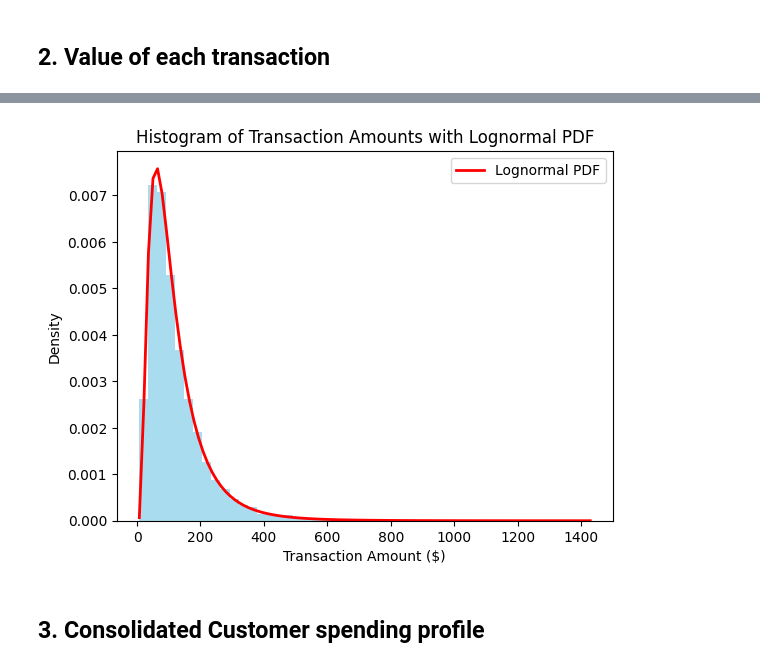
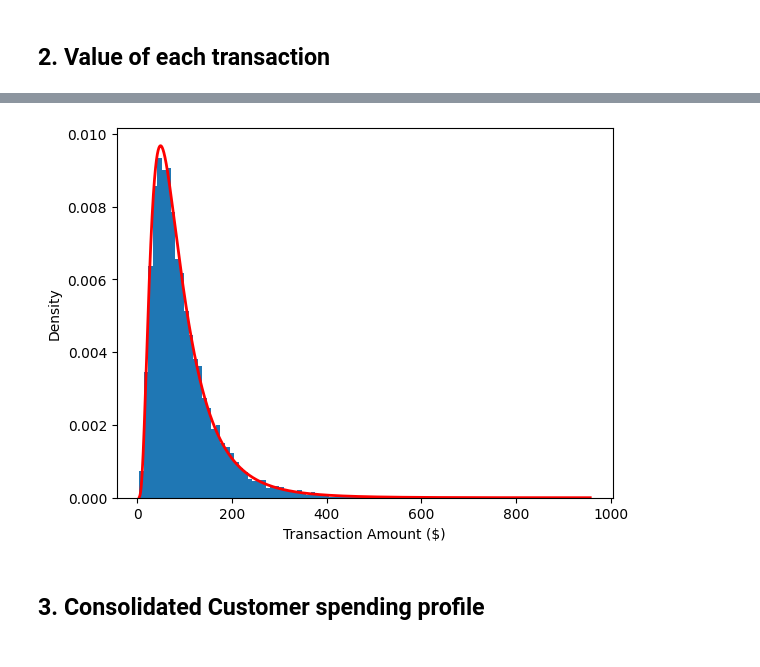
Before and after one commit to joshuavaple/credit-card-fraud-detection, a Jupyter notebook: notebooks/business_knowledge.ipynb, the cells around one changed output, grey strips where cells are left out. Saved outputs shown, nothing was run; the diff lists cells and outputs as text; code cells hidden in the pictures.

Commit message:
refactored lognormal-related functions for clarity

```diff
--- a/notebooks/business_knowledge.ipynb
+++ b/notebooks/business_knowledge.ipynb
@@ -56,0 +69,22 @@ compute_sigma(mean=96.49, cv=0.75)
+# %%
+# Generate lognormal txn_value
+mean_txn = 96.49 # mean of raw txn value
+cv = 0.75 # coefficient of variation
+mu, sigma = compute_lognormal_parameters(mean_txn, cv)
+size = 10000
+
+np.random.seed(seed)
+txn_values = np.random.lognormal(mean=mu, sigma=sigma, size=size)
+
+# Create histogram
+count, bins, ignored = plt.hist(txn_values, 100, density=True, align='mid')
+x = np.linspace(min(bins), max(bins), size)
+pdf = (np.exp(-(np.log(x) - mu)**2 / (2 * sigma**2))
+       / (x * sigma * np.sqrt(2 * np.pi)))
+
+plt.plot(x, pdf, linewidth=2, color='r')
+plt.axis('tight')
+
+plt.xlabel('Transaction Amount ($)')
+plt.ylabel('Density')
+plt.show()
@@ -57,26 +93,22 @@ compute_sigma(mean=96.49, cv=0.75)
 # %%
-# Generate lognormal txn_value
-mean = 96.49
-sigma = 0.6873
-size = 10000
-txn_value = np.random.lognormal(mean=np.log(mean), sigma=sigma, size=size)
+# Calculate PDF
+
+np.random.seed(seed)
+txn_values = np.random.lognormal(mean=mu, sigma=sigma, size=size)
 
 # Create histogram
-plt.hist(txn_value, bins=50, density=True, alpha=0.7, color='skyblue')
+count, bins, ignored = plt.hist(txn_values, 100, density=True, align='mid')
+x = np.linspace(min(bins), max(bins), size)
+pdf = stats.lognorm.pdf(x, s=sigma, scale=np.exp(mu))
 
-# Calculate PDF
-x = np.linspace(txn_value.min(), txn_value.max(), 100)
-pdf = stats.lognorm.pdf(x, s=sigma, scale=np.exp(np.log(mean)))
+plt.plot(x, pdf, linewidth=2, color='r')
+plt.axis('tight')
 
-# Plot PDF
-plt.plot(x, pdf, 'r-', lw=2, label='Lognormal PDF')
 plt.xlabel('Transaction Amount ($)')
 plt.ylabel('Density')
-plt.title('Histogram of Transaction Amounts with Lognormal PDF')
-plt.legend()
 plt.show()
 # %% [output]
-[figure, old version]
+[figure, new version]
 # %% [markdown]
 ## 3. Consolidated Customer spending profile
 # %%
```
Also changed, not shown: parts of 20 cells of this notebook.
